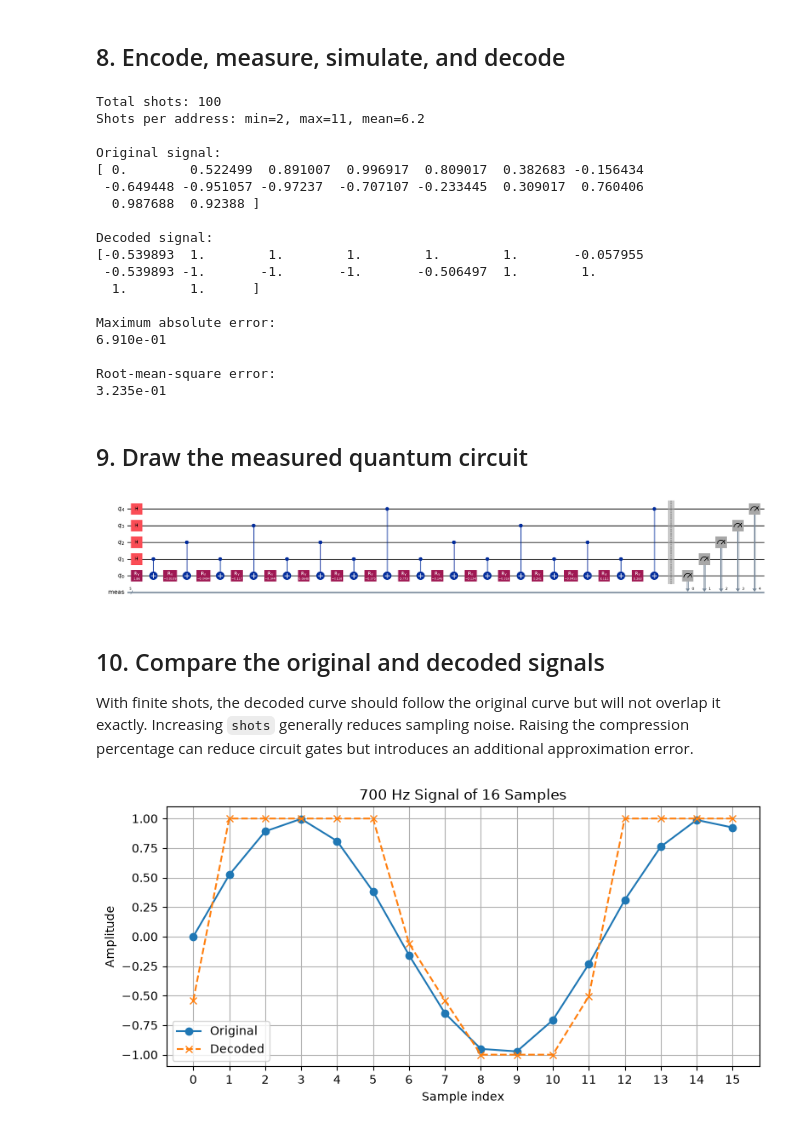
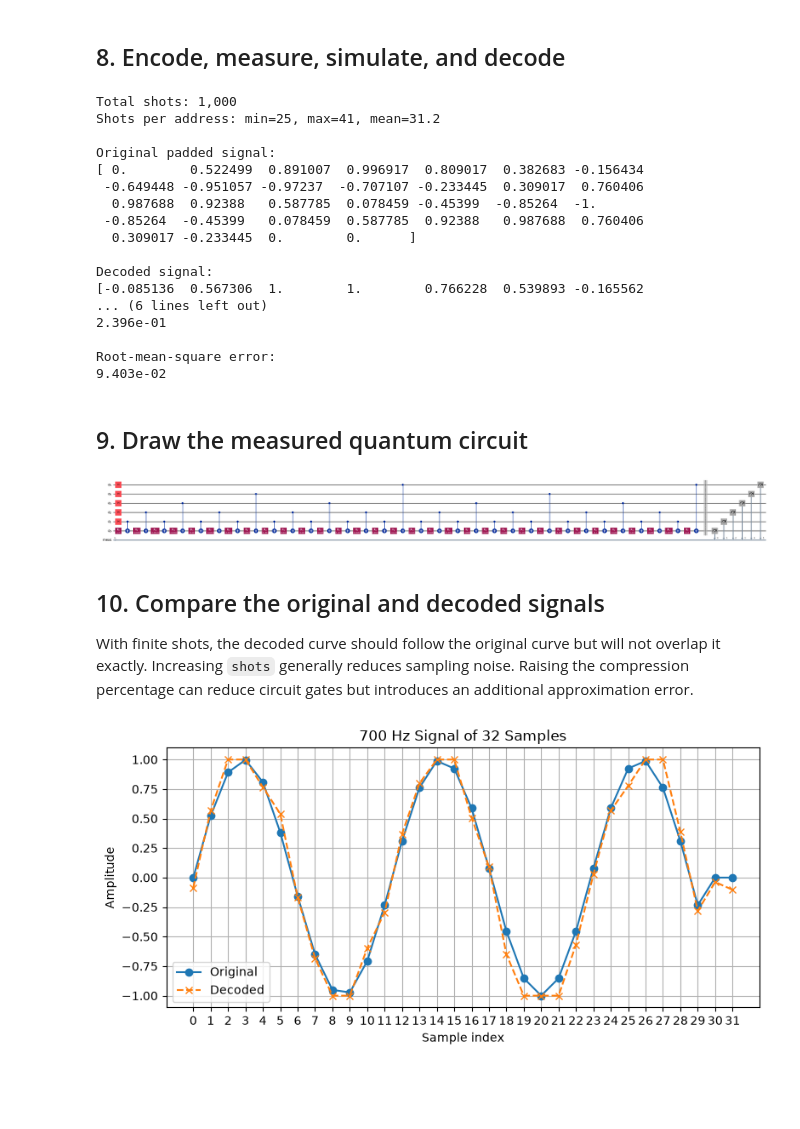
Before and after one commit to maria-aguado/quantum-audio-ios, a Jupyter notebook: QCrank_mono_shots.ipynb, the cells around one changed output. Cells and saved outputs as stored; diff of their text form; code cells hidden in the pictures; blank space fills up the shorter version.

```diff
--- a/QCrank_mono_shots.ipynb
+++ b/QCrank_mono_shots.ipynb
@@ -427,7 +429,7 @@ def decode_audio_from_counts(counts, number_of_samples):
 # %%
 fs = 8000  # Sampling rate in samples per second (Hz)
 f = 700    # Sinusoidal frequency in Hz
-N = 16     # Number of samples; must be a positive power of two
+N = 30    # Number of samples; must be a positive power of two
 
 # Time vector for N samples: t_n = n / fs for n = 0, ..., N - 1.
 t = np.arange(N) / fs
@@ -435,9 +437,17 @@ t = np.arange(N) / fs
 # Unit-amplitude sine wave. Its values naturally lie in the required [-1, 1] range.
 signal = np.sin(2 * np.pi * f * t)
 
+# Find the next power of two greater than or equal to N
+padded_N = 1 << (N - 1).bit_length()
+
+# Append zero-valued rows to the end of the signal array to reach the next power of two
+zero_padded_signal = np.pad(signal, (0, padded_N - N), mode='constant')
+
 # Summarize the generated signal segment.
-print(f"Number of samples: {len(signal)}")
-print(f"Total duration: {len(signal) / fs * 1000:.2f} ms")
+print(f"Number of samples before padding: {len(signal)}")
+print(f"Number of samples after padding: {len(zero_padded_signal)}")
+print(f"Total duration before padding: {len(signal) / fs * 1000:.2f} ms")
+print(f"Total duration after padding: {len(zero_padded_signal) / fs * 1000:.2f} ms")
 print(f"Sampling rate: {fs} Hz")
 print(f"Frequency: {f} Hz")
 
@@ -453,7 +465,7 @@ Frequency: 700 Hz
 ## 8. Encode, measure, simulate, and decode
 # %%
 # Construct the unitary QCrank encoding circuit.
-circuit = build_qcrank(signal, compression=0.0)
+circuit = build_qcrank(zero_padded_signal, compression=0.0)
 
 # Copy the encoding circuit and append one measurement per qubit. ``measure_all``
 # maps q0 to c0, so the signal outcome is the rightmost bit in every counts key.
@@ -461,7 +473,7 @@ measured_circuit = circuit.copy()
 measured_circuit.measure_all()
 
 # Finite-shot simulation settings. Increase ``shots`` for lower statistical noise.
-shots = 100
+shots = 1000
 seed_simulator = 12345
 
 simulator = AerSimulator()
@@ -476,7 +488,7 @@ counts = result.get_counts(compiled_circuit)
 # Recover one normalized audio amplitude for every measured address state.
 decoded_signal, shots_per_address, probability_one = decode_audio_from_counts(
     counts,
-    number_of_samples=signal.size,
+    number_of_samples=zero_padded_signal.size,
 )
 
 # Display the numerical comparison and finite-shot diagnostics.
@@ -488,37 +500,36 @@ print(
     f"mean={shots_per_address.mean():.1f}"
 )
 
-print("\nOriginal signal:")
-print(np.round(signal, 6))
+print("\nOriginal padded signal:")
+print(np.round(zero_padded_signal, 6))
 
 print("\nDecoded signal:")
 print(np.round(decoded_signal, 6))
 
-absolute_errors = np.abs(decoded_signal - signal)
+absolute_errors = np.abs(decoded_signal - zero_padded_signal)
 print("\nMaximum absolute error:")
 print(f"{absolute_errors.max():.3e}")
 
 print("\nRoot-mean-square error:")
 print(f"{np.sqrt(np.mean(absolute_errors**2)):.3e}")
 # %% [output]
-Total shots: 100
-Shots per address: min=2, max=11, mean=6.2
+Total shots: 1,000
+Shots per address: min=25, max=41, mean=31.2
 
-Original signal:
+Original padded signal:
 [ 0.        0.522499  0.891007  0.996917  0.809017  0.382683 -0.156434
  -0.649448 -0.951057 -0.97237  -0.707107 -0.233445  0.309017  0.760406
-  0.987688  0.92388 ]
+  0.987688  0.92388   0.587785  0.078459 -0.45399  -0.85264  -1.
+ -0.85264  -0.45399   0.078459  0.587785  0.92388   0.987688  0.760406
+  0.309017 -0.233445  0.        0.      ]
 
 Decoded signal:
-[-0.539893  1.        1.        1.        1.        1.       -0.057955
- -0.539893 -1.       -1.       -1.       -0.506497  1.        1.
-  1.        1.      ]
-
-Maximum absolute error:
-6.910e-01
+[-0.085136  0.567306  1.        1.        0.766228  0.539893 -0.165562
+... (6 lines left out)
+2.396e-01
 
 Root-mean-square error:
-3.235e-01
+9.403e-02
 # %% [markdown]
 ## 9. Draw the measured quantum circuit
 # %%
@@ -530,7 +541,7 @@ display(
     )
 )
 # %% [output]
-[figure, old version]
+[figure, new version]
 # %% [markdown]
 ## 10. Compare the original and decoded signals
 
@@ -539,23 +550,23 @@ it exactly. Increasing `shots` generally reduces sampling noise. Raising the com
 percentage can reduce circuit gates but introduces an additional approximation error.
 # %%
 # Use integer sample positions on the horizontal axis.
-sample_indices = np.arange(signal.size)
+sample_indices = np.arange(zero_padded_signal.size)
 
 plt.figure(figsize=(8, 4))
-plt.plot(sample_indices, signal, "o-", label="Original")
+plt.plot(sample_indices, zero_padded_signal, "o-", label="Original")
 plt.plot(sample_indices, decoded_signal, "x--", label="Decoded")
 
-plt.title(f"{f} Hz Signal of {N} Samples")
+plt.title(f"{f} Hz Signal of {zero_padded_signal.size} Samples")
 plt.xlabel("Sample index")
 plt.ylabel("Amplitude")
 plt.xticks(sample_indices)
 plt.ylim(-1.1, 1.1)
 plt.grid(True)
 plt.legend()
 plt.tight_layout()
 plt.show()
 # %% [output]
-[figure, old version]
+[figure, new version]
 # %% [markdown]
 ## 11. Notes
 
```
Also changed, not shown: parts of 3 cells of this notebook, 5 other files.
